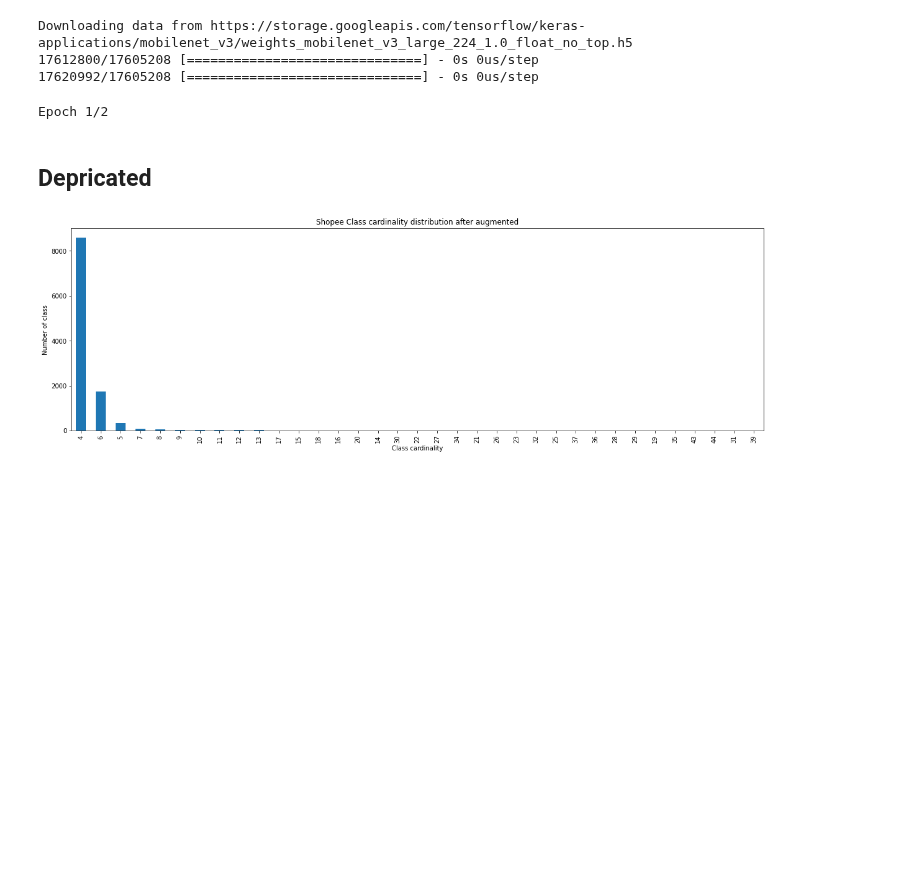
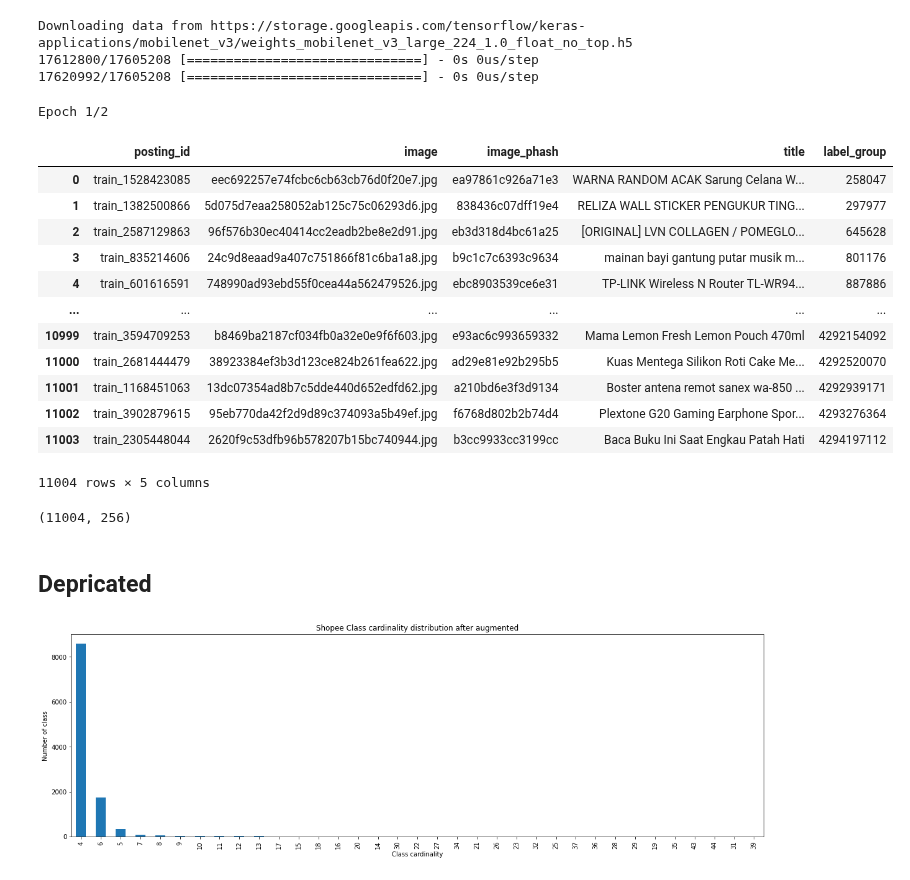
Before and after one commit to calibretaliation/DeepLearning20211, a Jupyter notebook: siamese_net_tf.ipynb, the cells around one changed output. Drawn from its saved outputs; the diff is of its cells as text; code cells hidden in the pictures; blank space fills up the shorter version.

```diff
--- a/siamese_net_tf.ipynb
+++ b/siamese_net_tf.ipynb
@@ -346,3 +348,24 @@ anchor_embedding = embedding.predict(mobilenet_v3.preprocess_input(anchor_ds.bat
+# %%
+val_label_group = val_df['label_group'].to_list()
+(str(train_img_dir) + os.sep + val_df['image']).to_list()
+# %% [output]
+|  | posting_id | image | image_phash | title | label_group |
+| 0 | train_1528423085 | eec692257e74fcbc6cb63cb76d0f20e7.jpg | ea97861c926a71e3 | WARNA RANDOM ACAK Sarung Celana W... | 258047 |
+| 1 | train_1382500866 | 5d075d7eaa258052ab125c75c06293d6.jpg | 838436c07dff19e4 | RELIZA WALL STICKER PENGUKUR TING... | 297977 |
+| 2 | train_2587129863 | 96f576b30ec40414cc2eadb2be8e2d91.jpg | eb3d318d4bc61a25 | [ORIGINAL] LVN COLLAGEN / POMEGLO... | 645628 |
+| 3 | train_835214606 | 24c9d8eaad9a407c751866f81c6ba1a8.jpg | b9c1c7c6393c9634 | mainan bayi gantung putar musik m... | 801176 |
+| 4 | train_601616591 | 748990ad93ebd55f0cea44a562479526.jpg | ebc8903539ce6e31 | TP-LINK Wireless N Router TL-WR94... | 887886 |
+| ... | ... | ... | ... | ... | ... |
+| 10999 | train_3594709253 | b8469ba2187cf034fb0a32e0e9f6f603.jpg | e93ac6c993659332 | Mama Lemon Fresh Lemon Pouch 470ml | 4292154092 |
+| 11000 | train_2681444479 | 38923384ef3b3d123ce824b261fea622.jpg | ad29e81e92b295b5 | Kuas Mentega Silikon Roti Cake Me... | 4292520070 |
+| 11001 | train_1168451063 | 13dc07354ad8b7c5dde440d652edfd62.jpg | a210bd6e3f3d9134 | Boster antena remot sanex wa-850 ... | 4292939171 |
+| 11002 | train_3902879615 | 95eb770da42f2d9d89c374093a5b49ef.jpg | f6768d802b2b74d4 | Plextone G20 Gaming Earphone Spor... | 4293276364 |
+| 11003 | train_2305448044 | 2620f9c53dfb96b578207b15bc740944.jpg | b3cc9933cc3199cc | Baca Buku Ini Saat Engkau Patah Hati | 4294197112 |
+11004 rows × 5 columns
+# %%
+anchor_embedding.shape
+# %% [output]
+(11004, 256)
 # %%
 models = {}
 epoch_record = {}
```
Also changed, not shown: parts of 1 cell of this notebook.
